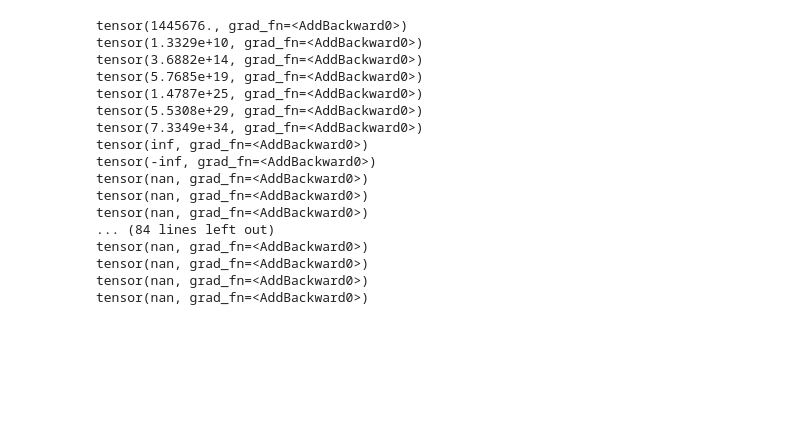
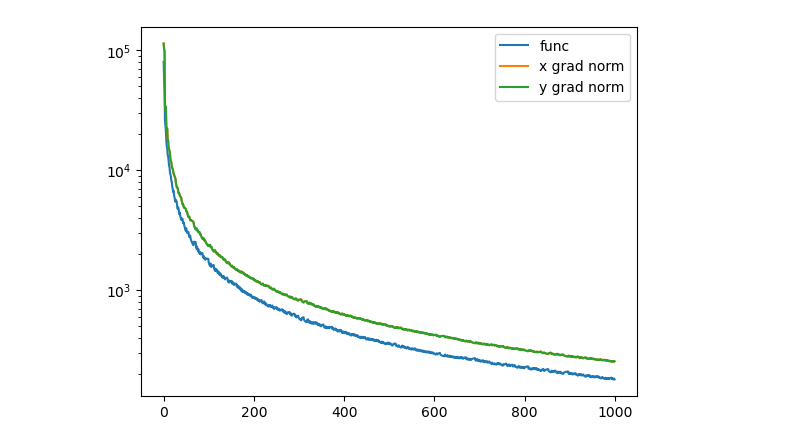
Before and after one commit to Lareton/transport_network_optimization, a Jupyter notebook: sample.ipynb, the cells around one changed output. Saved outputs shown, nothing was run; the diff lists cells and outputs as text; code cells hidden in the pictures; blank space fills up the shorter version.

Commit message:
New results - fixed

```diff
--- a/sample.ipynb
+++ b/sample.ipynb
@@ -63,7 +64,9 @@ def grad_quad(x, L):
 test_problem = TestProblem()
 # %%
 # ACRCD
-
+history = []
+grad_x_norms = []
+grad_y_norms = []
 
 def ACRCD(x_0, y_0, K):
     x_list = [x_0]
@@ -78,7 +81,7 @@ def ACRCD(x_0, y_0, K):
     q_cur_x = x_0
     q_cur_y = y_0
 
-    L_x, L_y = 10, 10
+    L_x = L_y = 5000
     beta = 2
 
 
@@ -97,7 +100,10 @@ def ACRCD(x_0, y_0, K):
         test_problem.x = torch.tensor(x_upd, requires_grad=True)
         test_problem.y = torch.tensor(y_upd, requires_grad=True)
         result, grad_x, grad_y = test_problem.calc()
-        print(result)
+        history.append(result.item())
+        grad_x_norms.append(torch.norm(grad_x).item())
+        grad_y_norms.append(torch.norm(grad_y).item())
+#         print(result, torch.norm(grad_x), torch.norm(grad_y))
 
 
         index_p = np.random.choice([0,1],p=[L_x ** beta / n_,
@@ -111,48 +117,41 @@ def ACRCD(x_0, y_0, K):
             q_upd_y = y_upd - (1/L_y)*grad_y
             q_upd_x = q_cur_x
 
         if index_p == 0:
             z_upd_x = z_cur_x - (1/L_x)*alpha*n_*grad_x
             z_upd_y = z_cur_y
 
         if index_p == 1:
             z_upd_y = z_cur_y - (1/L_y)*alpha*n_*grad_y
             z_upd_x = z_cur_x
 
 
 
         x_list.append(x_upd)
         y_list.append(y_upd)
 
         x_cur = x_upd
         y_cur = y_upd
 
         z_cur_x = z_upd_x
         z_cur_y = z_upd_y
 
         q_cur_x = q_upd_x
         q_cur_y = q_upd_y
 
 
     return x_list, y_list
 
 
-x_list_ACRCD, y_list_ACRCD = ACRCD(torch.rand(1000), torch.rand(2000, requires_grad=True), 100)
+x_list_ACRCD, y_list_ACRCD = ACRCD(torch.rand(1000), torch.rand(2000, requires_grad=True), 1000)
+
+# plt.plot(torch.log(torch.tensor(history)))
+
+plt.plot(torch.tensor(grad_x_norms), label='func')
+plt.plot(torch.tensor(grad_y_norms), label='x grad norm')
+plt.plot(torch.tensor(grad_y_norms), label='y grad norm')
+plt.yscale("log")
+plt.legend()
+plt.show()
 # %% [output]
-tensor(1445676., grad_fn=<AddBackward0>)
-tensor(1.3329e+10, grad_fn=<AddBackward0>)
-tensor(3.6882e+14, grad_fn=<AddBackward0>)
-tensor(5.7685e+19, grad_fn=<AddBackward0>)
-tensor(1.4787e+25, grad_fn=<AddBackward0>)
-tensor(5.5308e+29, grad_fn=<AddBackward0>)
-tensor(7.3349e+34, grad_fn=<AddBackward0>)
-tensor(inf, grad_fn=<AddBackward0>)
-tensor(-inf, grad_fn=<AddBackward0>)
-tensor(nan, grad_fn=<AddBackward0>)
-tensor(nan, grad_fn=<AddBackward0>)
-tensor(nan, grad_fn=<AddBackward0>)
-... (84 lines left out)
-tensor(nan, grad_fn=<AddBackward0>)
-tensor(nan, grad_fn=<AddBackward0>)
-tensor(nan, grad_fn=<AddBackward0>)
-tensor(nan, grad_fn=<AddBackward0>)
+[figure, added]
```
Also changed, not shown: parts of 1 cell of this notebook.
